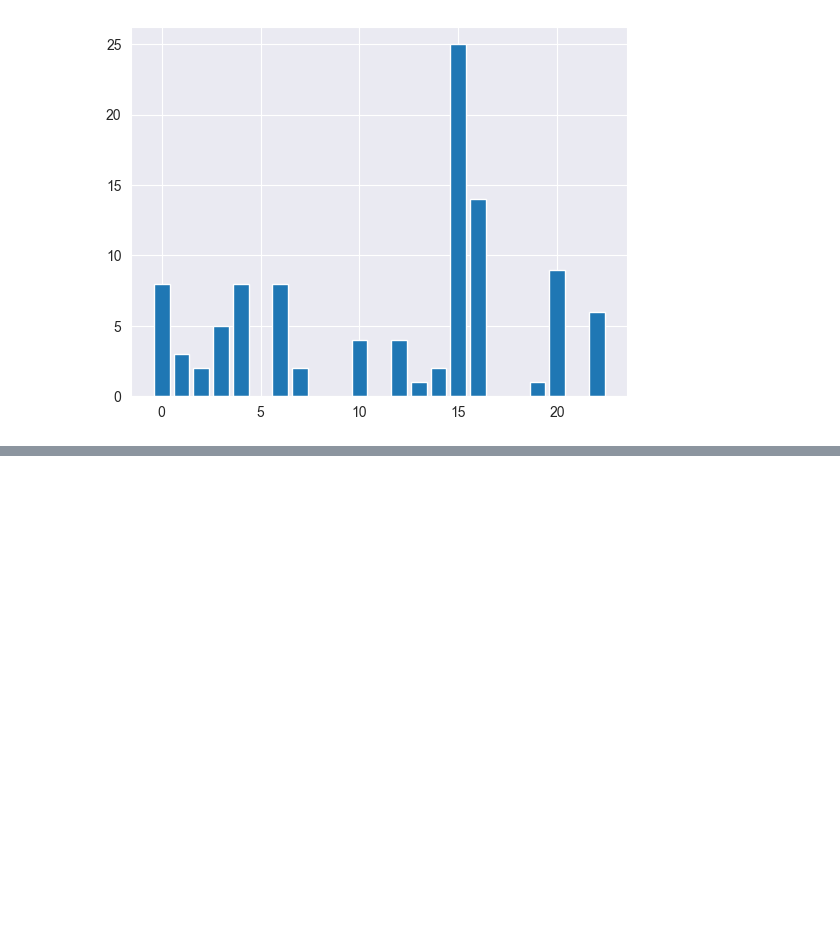
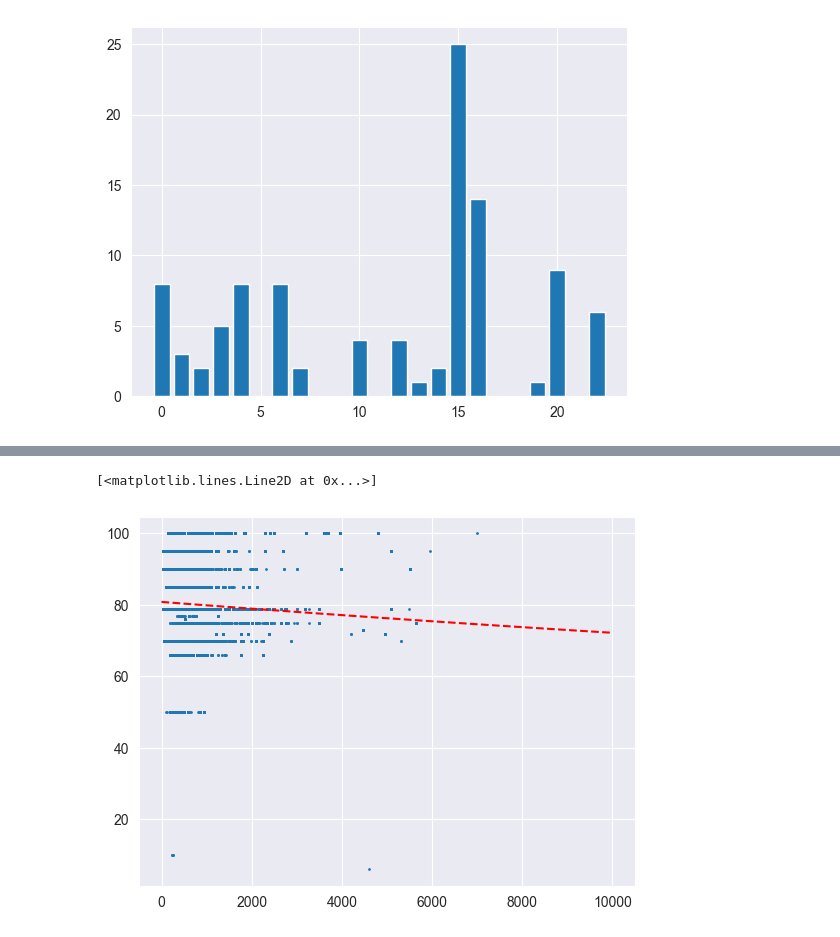
Before and after one commit to marsneko/books_shop, a Jupyter notebook: topsalesAnalyze.ipynb, the cells around one changed output, grey strips where cells are left out. Cells and saved outputs as stored; diff of their text form; code cells hidden in the pictures; blank space fills up the shorter version.

```diff
--- a/topsalesAnalyze.ipynb
+++ b/topsalesAnalyze.ipynb
@@ -642,0 +654,13 @@ plt.hist(df[df['publishDate_'] >= pd.to_datetime('2014-01-01')]['publishDate_'],
+# %%
+df = df.dropna(subset=['discount','initprice'])
+plt.scatter(df['initprice'],df['discount'],s=1)
+x = df['initprice']
+y = df['discount'].apply(lambda x: 1/x)
+z = np.polyfit(x, y, 1)
+p = lambda x: z[0]*x + z[1]
+lsp = np.linspace(0,10000,100)
+yhat = list( map(lambda x : x**-1, p(lsp)))
+plt.plot(lsp, yhat, "r--")
+# %% [output]
+[<matplotlib.lines.Line2D at 0x...>]
+[figure, added]
```
Also changed, not shown: parts of 9 cells of this notebook, 40 other files.
